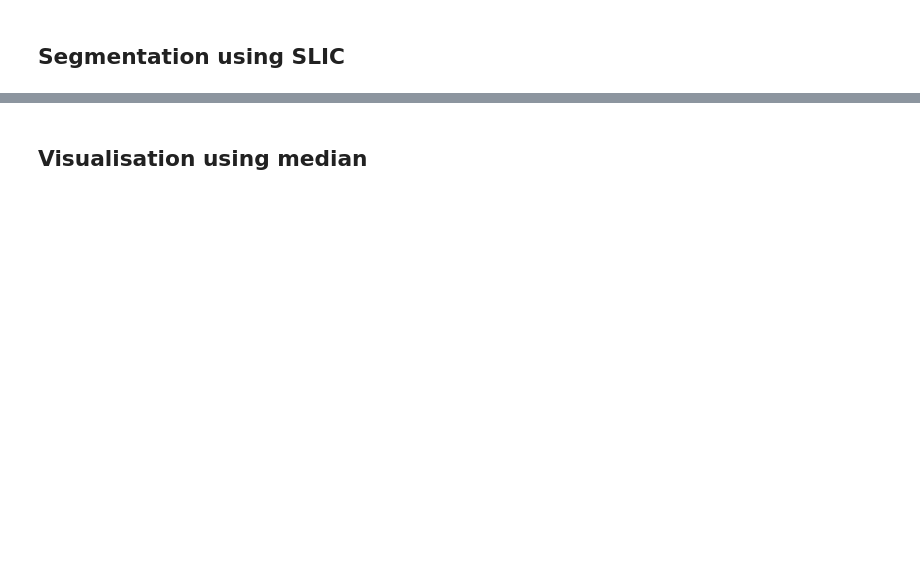
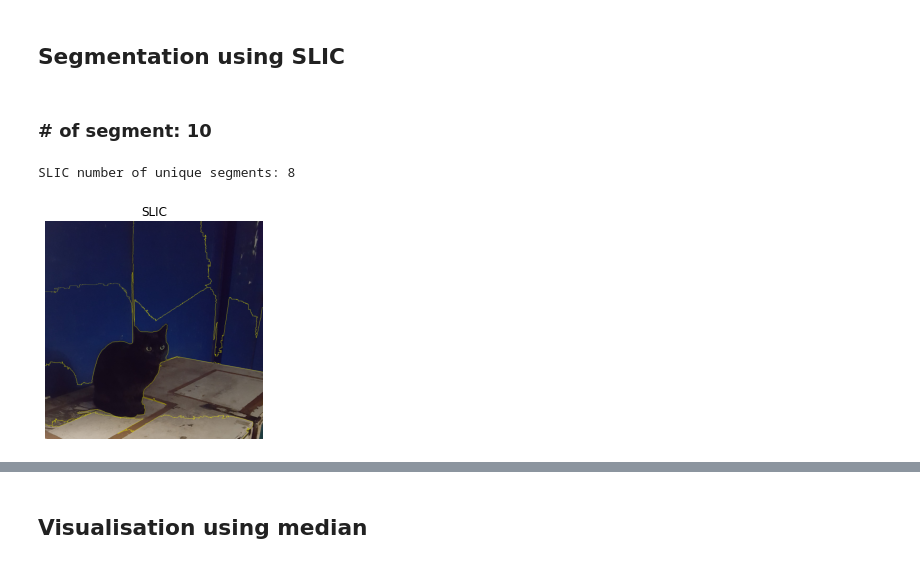
Before and after one commit to faisaladisoe/image-processing-lab, a Jupyter notebook: Lab 5/source code/Lab5_1906293184_MuhammadFaisalAdiSoesatyo.ipynb, the cells around one changed output, grey strips where cells are left out. Cells and saved outputs as stored; diff of their text form; code cells hidden in the pictures; blank space fills up the shorter version.

Commit message:
implement problem number 2

```diff
--- a/Lab 5/source code/Lab5_1906293184_MuhammadFaisalAdiSoesatyo.ipynb
+++ b/Lab 5/source code/Lab5_1906293184_MuhammadFaisalAdiSoesatyo.ipynb
@@ -139,2 +151,16 @@ Berdasarkan hasil percobaan yang saya lakukan di atas, metode yang paling optimu
 # %% [markdown]
 ## Segmentation using SLIC
+# %%
+def slic_segmentation(img, n_segments):
+  segments_slic = segmentation.slic(img, n_segments=n_segments, compactness=10,sigma=1)
+  print(f"SLIC number of unique segments: {len(np.unique(segments_slic))}")
+  plt.imshow(segmentation.mark_boundaries(img, segments_slic))
+  plt.title('SLIC'); plt.axis('off')
+  plt.show()
+# %% [markdown]
+### \# of segment: 10
+# %%
+slic_segmentation(cat_image, 10)
+# %% [output]
+SLIC number of unique segments: 8
+[figure, added]
```
Also changed, not shown: parts of 32 cells of this notebook.
